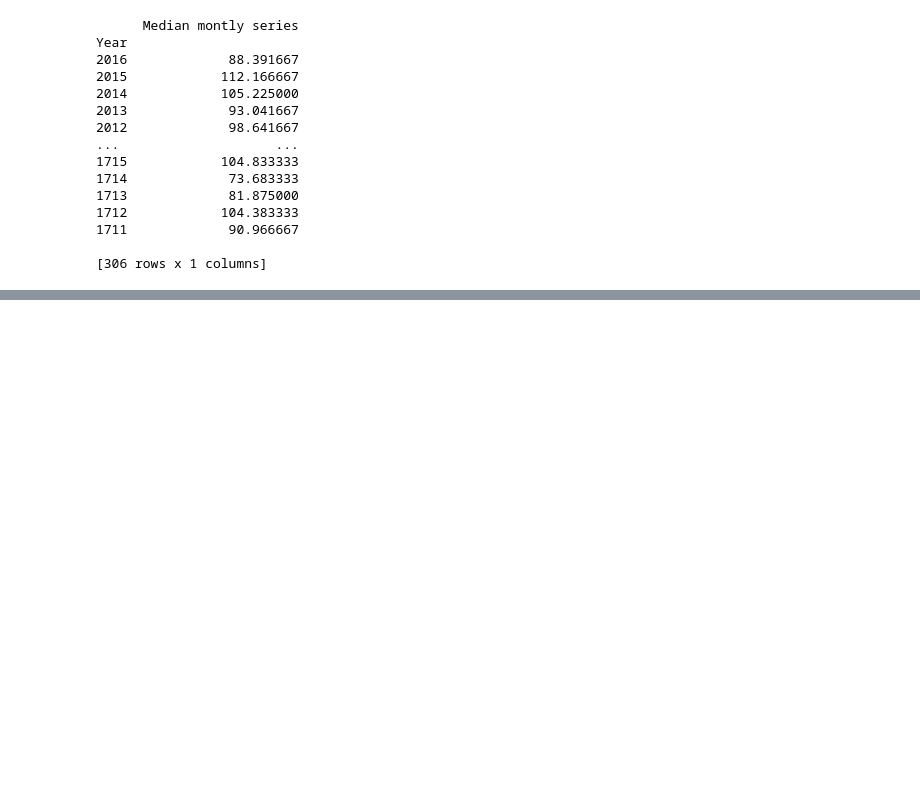
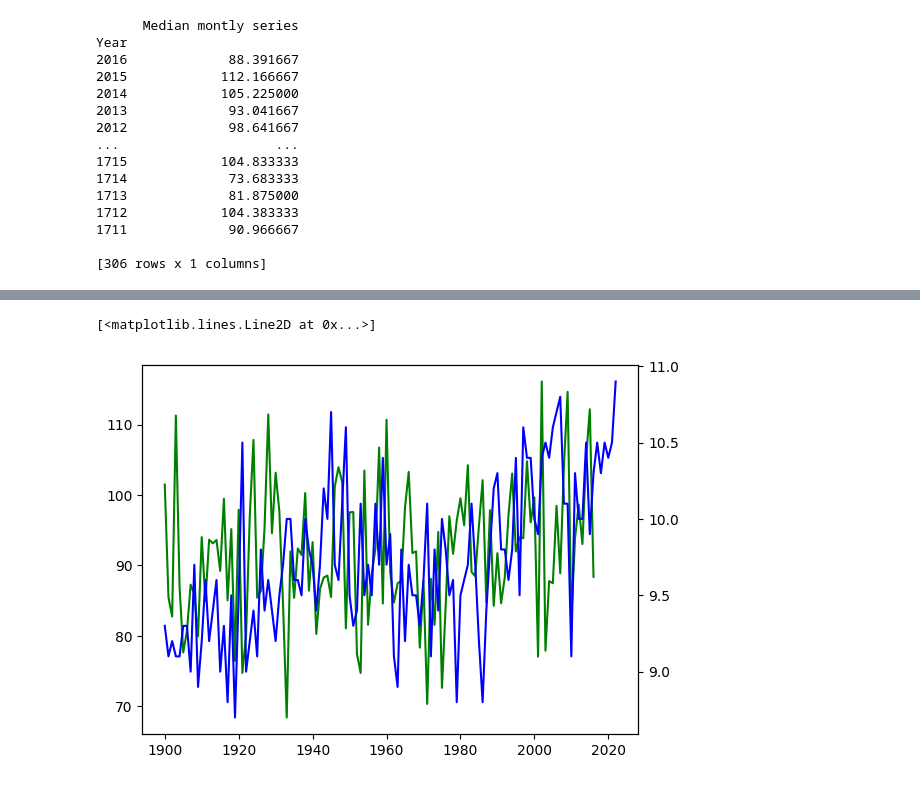
Before and after one commit to tomdbrophy/prog_data_analysis_assessment_2, a Jupyter notebook: project2.ipynb, the cells around one changed output, grey strips where cells are left out. Cells and saved outputs as stored; diff of their text form; code cells hidden in the pictures; blank space fills up the shorter version.

Commit message:
Irish data plotted

```diff
--- a/project2.ipynb
+++ b/project2.ipynb
@@ -233,5 +233,6 @@ Year
 [306 rows x 1 columns]
 # %%
 irish_data = temp_ireland.join(rain_ireland, on='Year')
+irish_data = irish_data.rename(columns={'Annual':'Temperature', 'Median montly series':'Rainfall'})
 print(irish_data)
 # %% [output]
@@ -250,2 +251,17 @@ print(irish_data)
 
 [123 rows x 3 columns]
+# %%
+# Plotting method found at: https://stackoverflow.com/questions/41825939/plot-pandas-dataframe-two-columns
+
+fig, ax1 = plt.subplots()
+
+x = irish_data['Year']
+y1 = irish_data['Rainfall']
+y2 = irish_data['Temperature']
+
+ax2 = ax1.twinx()
+ax1.plot(x, y1, 'g-')
+ax2.plot(x, y2, 'b-')
+# %% [output]
+[<matplotlib.lines.Line2D at 0x...>]
+[figure, added]
```
Also changed, not shown: parts of 2 cells of this notebook.
